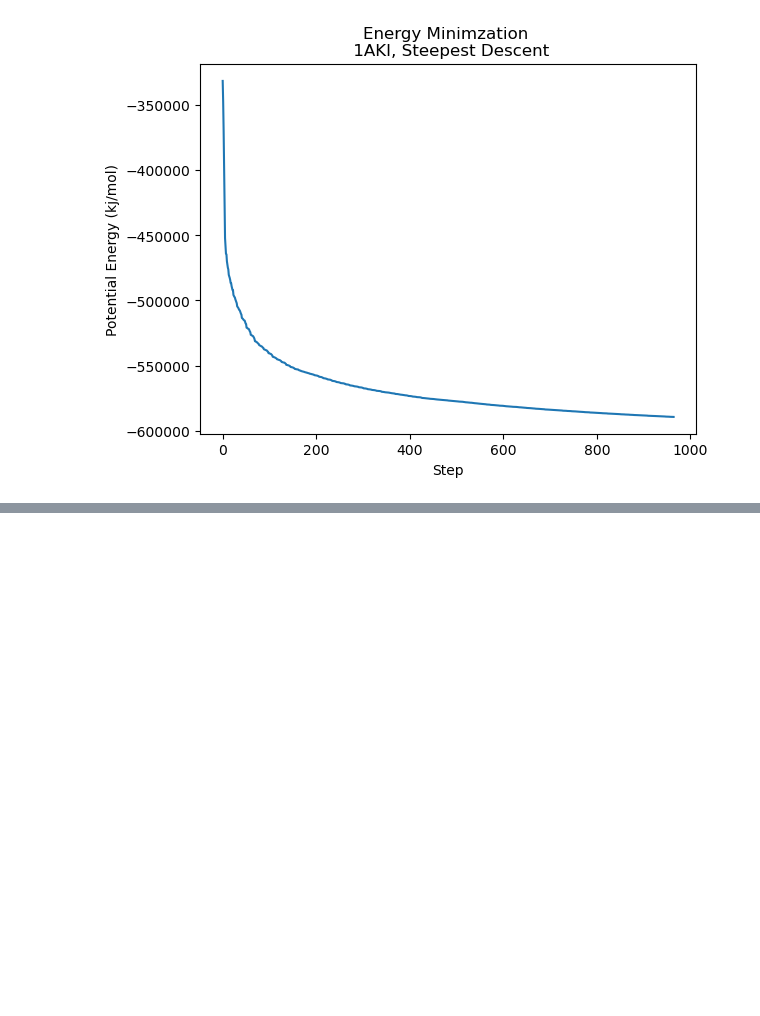
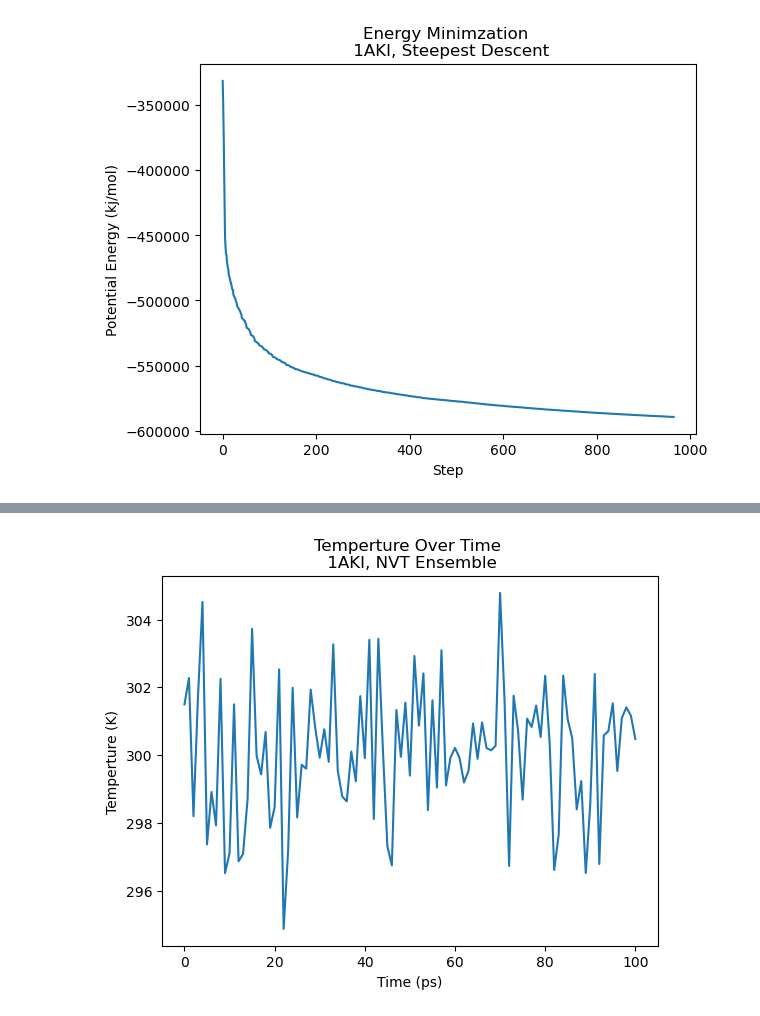
Before and after one commit to JooshK/gromacs_projects, a Jupyter notebook: lysozyme_in_water/analysis.ipynb, the cells around one changed output, grey strips where cells are left out. Saved outputs shown, nothing was run; the diff lists cells and outputs as text; code cells hidden in the pictures; blank space fills up the shorter version.

```diff
--- a/lysozyme_in_water/analysis.ipynb
+++ b/lysozyme_in_water/analysis.ipynb
@@ -41,3 +41,7 @@ plt.savefig("plots/Energy_minmization.png")
 plt.show()
 # %% [output]
 [figure]
+# %%
+path = 'data/nvt.edr'
+df = panedr.edr_to_df(path=path)
+list(df.columns)
@@ -43,0 +66,11 @@ plt.show()
+# %%
+time = df['Time']
+potential_energy = df['Temperature']
+plt.plot(time, potential_energy)
+plt.title("Temperture Over Time \n 1AKI, NVT Ensemble")
+plt.xlabel("Time (ps)")
+plt.ylabel("Temperture (K)")
+plt.savefig("plots/Temperture_Stab.png")
+plt.show()
+# %% [output]
+[figure, added]
```
Also changed, not shown: parts of 5 cells of this notebook, 25 other files.
